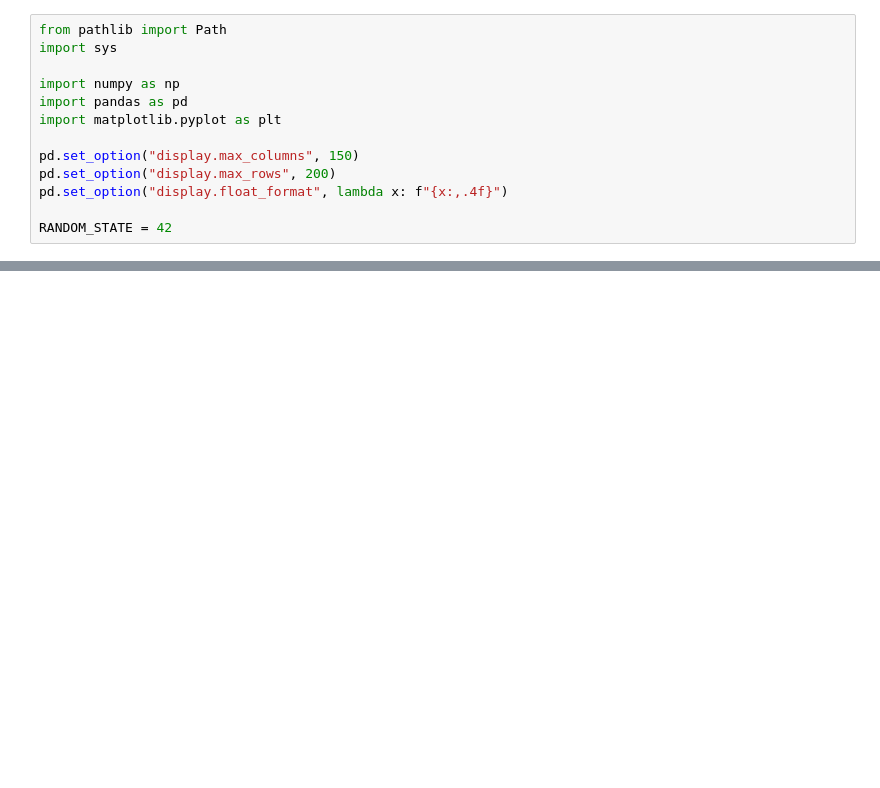
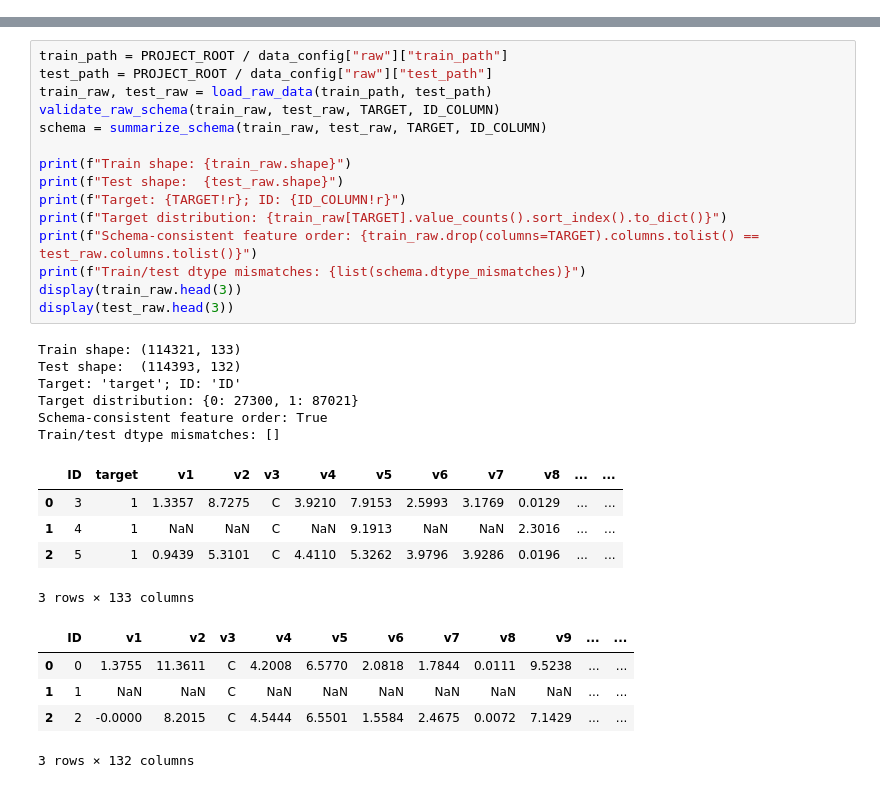
Before and after one commit to PNT131ITMO/Intelligent-Insurance-Claims-Triage-System, a Jupyter notebook: notebooks/eda.ipynb, the cells around one changed output, grey strips where cells are left out. Drawn from its saved outputs; the diff is of its cells as text; blank space fills up the shorter version.

```diff
--- a/notebooks/eda.ipynb
+++ b/notebooks/eda.ipynb
@@ -1,13 +0,0 @@
-# %%
-from pathlib import Path
-import sys
-
-import numpy as np
-import pandas as pd
-import matplotlib.pyplot as plt
-
-pd.set_option("display.max_columns", 150)
-pd.set_option("display.max_rows", 200)
-pd.set_option("display.float_format", lambda x: f"{x:,.4f}")
-
-RANDOM_STATE = 42
@@ -202,0 +67,32 @@ integer_notes
+# %%
+train_path = PROJECT_ROOT / data_config["raw"]["train_path"]
+test_path = PROJECT_ROOT / data_config["raw"]["test_path"]
+train_raw, test_raw = load_raw_data(train_path, test_path)
+validate_raw_schema(train_raw, test_raw, TARGET, ID_COLUMN)
+schema = summarize_schema(train_raw, test_raw, TARGET, ID_COLUMN)
+
+print(f"Train shape: {train_raw.shape}")
+print(f"Test shape:  {test_raw.shape}")
+print(f"Target: {TARGET!r}; ID: {ID_COLUMN!r}")
+print(f"Target distribution: {train_raw[TARGET].value_counts().sort_index().to_dict()}")
+print(f"Schema-consistent feature order: {train_raw.drop(columns=TARGET).columns.tolist() == test_raw.columns.tolist()}")
+print(f"Train/test dtype mismatches: {list(schema.dtype_mismatches)}")
+display(train_raw.head(3))
+display(test_raw.head(3))
+# %% [output]
+Train shape: (114321, 133)
+Test shape:  (114393, 132)
+Target: 'target'; ID: 'ID'
+Target distribution: {0: 27300, 1: 87021}
+Schema-consistent feature order: True
+Train/test dtype mismatches: []
+|  | ID | target | v1 | v2 | v3 | v4 | v5 | v6 | v7 | v8 | ... | ... |
+| 0 | 3 | 1 | 1.3357 | 8.7275 | C | 3.9210 | 7.9153 | 2.5993 | 3.1769 | 0.0129 | ... | ... |
+| 1 | 4 | 1 | NaN | NaN | C | NaN | 9.1913 | NaN | NaN | 2.3016 | ... | ... |
+| 2 | 5 | 1 | 0.9439 | 5.3101 | C | 4.4110 | 5.3262 | 3.9796 | 3.9286 | 0.0196 | ... | ... |
+3 rows × 133 columns
+|  | ID | v1 | v2 | v3 | v4 | v5 | v6 | v7 | v8 | v9 | ... | ... |
+| 0 | 0 | 1.3755 | 11.3611 | C | 4.2008 | 6.5770 | 2.0818 | 1.7844 | 0.0111 | 9.5238 | ... | ... |
+| 1 | 1 | NaN | NaN | C | NaN | NaN | NaN | NaN | NaN | NaN | ... | ... |
+| 2 | 2 | -0.0000 | 8.2015 | C | 4.5444 | 6.5501 | 1.5584 | 2.4675 | 0.0072 | 7.1429 | ... | ... |
+3 rows × 132 columns
```
Also changed, not shown: parts of 18 cells of this notebook, 18 other files.
